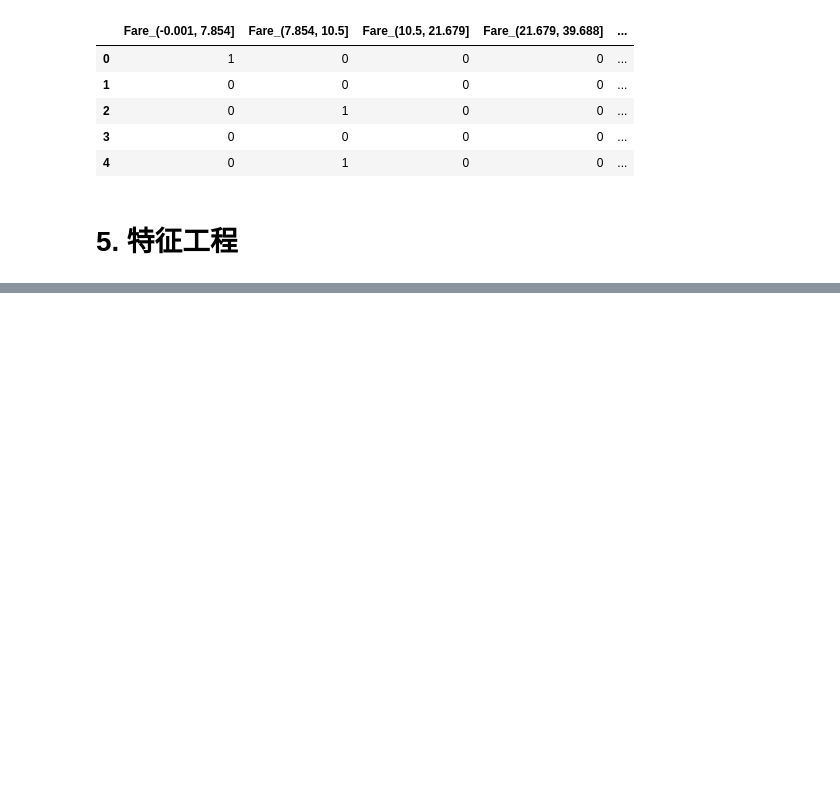
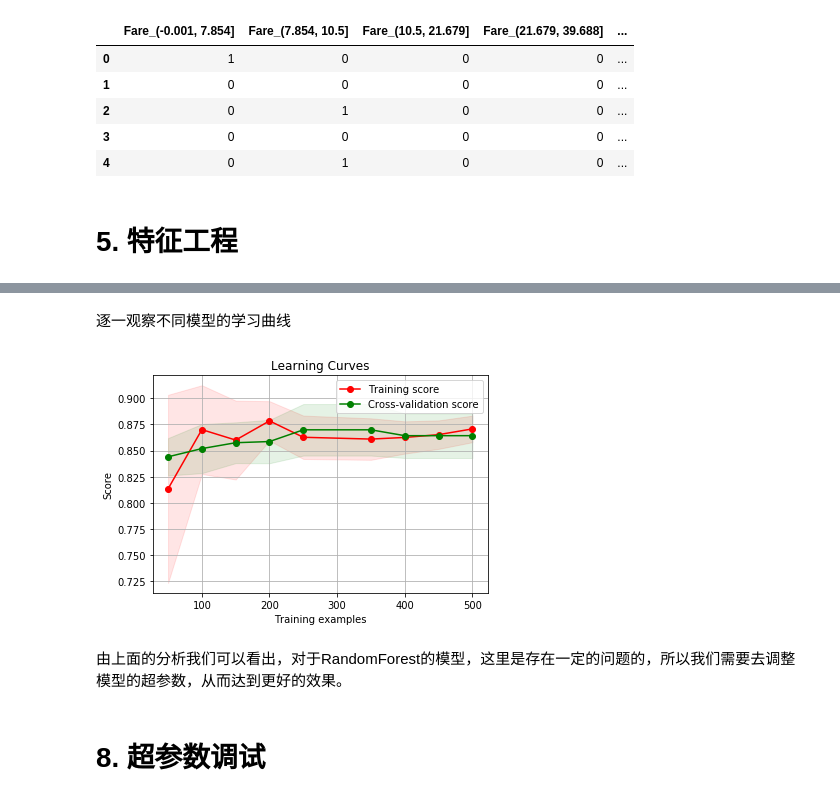
Before and after one commit to yxq903/Titanic_kaggle, a Jupyter notebook: Titanic_numpy.ipynb, the cells around one changed output, grey strips where cells are left out. Saved outputs shown, nothing was run; the diff lists cells and outputs as text; code cells hidden in the pictures; blank space fills up the shorter version.

```diff
--- a/Titanic_numpy.ipynb
+++ b/Titanic_numpy.ipynb
@@ -533,0 +1174,5 @@ fare_bin_dummies_df.head()
+# %%
+# Create Numpy arrays of train, test and target (Survived) dataframes to feed into our models
+x_train = titanic_train_data_X.values # Creates an array of the train data
+x_test = titanic_test_data_X.values # Creats an array of the test data
+y_train = titanic_train_data_Y.values
@@ -533,0 +1197,3 @@ fare_bin_dummies_df.head()
+# %%
+x_train = np.concatenate((rf_oof_train, ada_oof_train, et_oof_train, gb_oof_train, dt_oof_train, knn_oof_train, svm_oof_train), axis=1)
+x_test = np.concatenate((rf_oof_test, ada_oof_test, et_oof_test, gb_oof_test, dt_oof_test, knn_oof_test, svm_oof_test), axis=1)
@@ -533,0 +1276,41 @@ fare_bin_dummies_df.head()
+# %% [markdown]
+逐一观察不同模型的学习曲线
+# %%
+X = x_train
+Y = y_train
+
+# RandomForest
+rf_parameters = {'n_jobs': -1, 'n_estimators': 500, 'warm_start': True, 'max_depth': 6, 'min_samples_leaf': 2,
+                 'max_features' : 'sqrt','verbose': 0}
+
+# AdaBoost
+ada_parameters = {'n_estimators':500, 'learning_rate':0.1}
+
+# ExtraTrees
+et_parameters = {'n_jobs': -1, 'n_estimators':500, 'max_depth': 8, 'min_samples_leaf': 2, 'verbose': 0}
+
+# GradientBoosting
+gb_parameters = {'n_estimators': 500, 'max_depth': 5, 'min_samples_leaf': 2, 'verbose': 0}
+
+# DecisionTree
+dt_parameters = {'max_depth':8}
+
+# KNeighbors
+knn_parameters = {'n_neighbors':2}
+
+# SVM
+svm_parameters = {'kernel':'linear', 'C':0.025}
+
+# XGB
+gbm_parameters = {'n_estimators': 2000, 'max_depth': 4, 'min_child_weight': 2, 'gamma':0.9, 'subsample':0.8,
+                  'colsample_bytree':0.8, 'objective': 'binary:logistic', 'nthread':-1, 'scale_pos_weight':1}
+# %%
+title = "Learning Curves"
+plot_learning_curve(RandomForestClassifier(**rf_parameters), title, X, Y, cv=None,  n_jobs=4, train_sizes=[50, 100, 150, 200, 250, 350, 400, 450, 500])
+plt.show()
+# %% [output]
+[figure, added]
+# %% [markdown]
+由上面的分析我们可以看出，对于RandomForest的模型，这里是存在一定的问题的，所以我们需要去调整模型的超参数，从而达到更好的效果。
+# %% [markdown]
+# 8. 超参数调试
```
Also changed, not shown: parts of 86 cells of this notebook, 2 other files.
